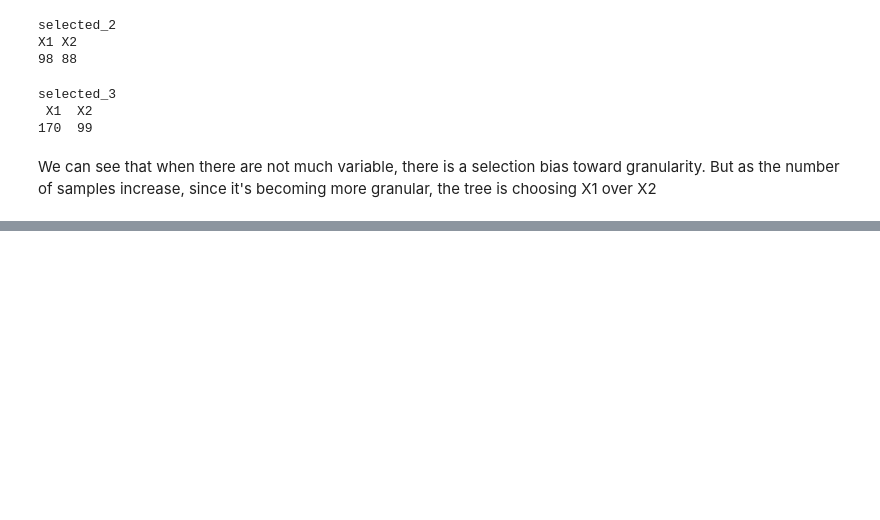
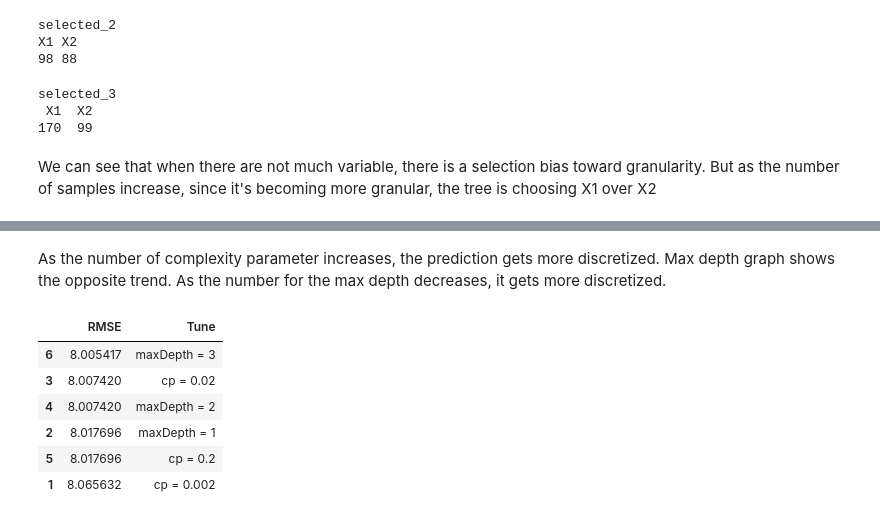
Before and after one commit to yoonoh930/APMExercise, a Jupyter notebook: Chpt_8/Computing.ipynb, the cells around one changed output, grey strips where cells are left out. Cells and saved outputs as stored; diff of their text form; code cells hidden in the pictures; blank space fills up the shorter version.

```diff
--- a/Chpt_8/Computing.ipynb
+++ b/Chpt_8/Computing.ipynb
@@ -350,0 +411,12 @@ There will be more interaction between trees which leads to higher correlation,
+# %% [markdown]
+As the number of complexity parameter increases, the prediction gets more discretized. Max depth graph shows the opposite trend. As the number for the max depth decreases, it gets more discretized.
+# %%
+RMSE[order(RMSE$RMSE),]
+# %% [output]
+|  | RMSE | Tune |
+| 6 | 8.005417 | maxDepth = 3 |
+| 3 | 8.007420 | cp = 0.02 |
+| 4 | 8.007420 | maxDepth = 2 |
+| 2 | 8.017696 | maxDepth = 1 |
+| 5 | 8.017696 | cp = 0.2 |
+| 1 | 8.065632 | cp = 0.002 |
```
Also changed, not shown: parts of 7 cells of this notebook.
